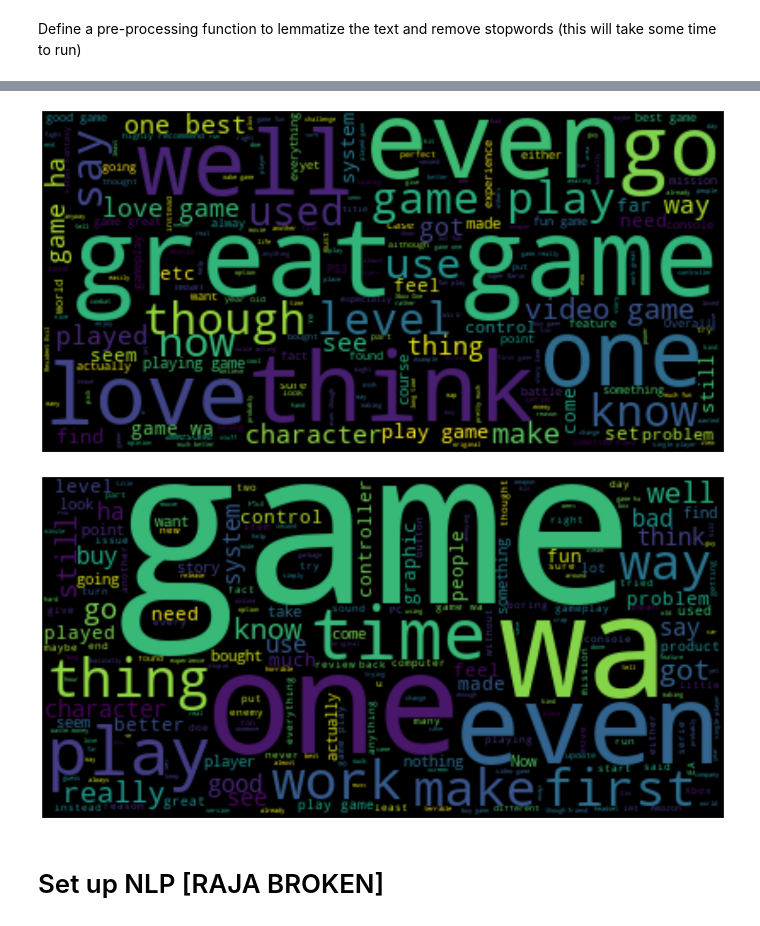
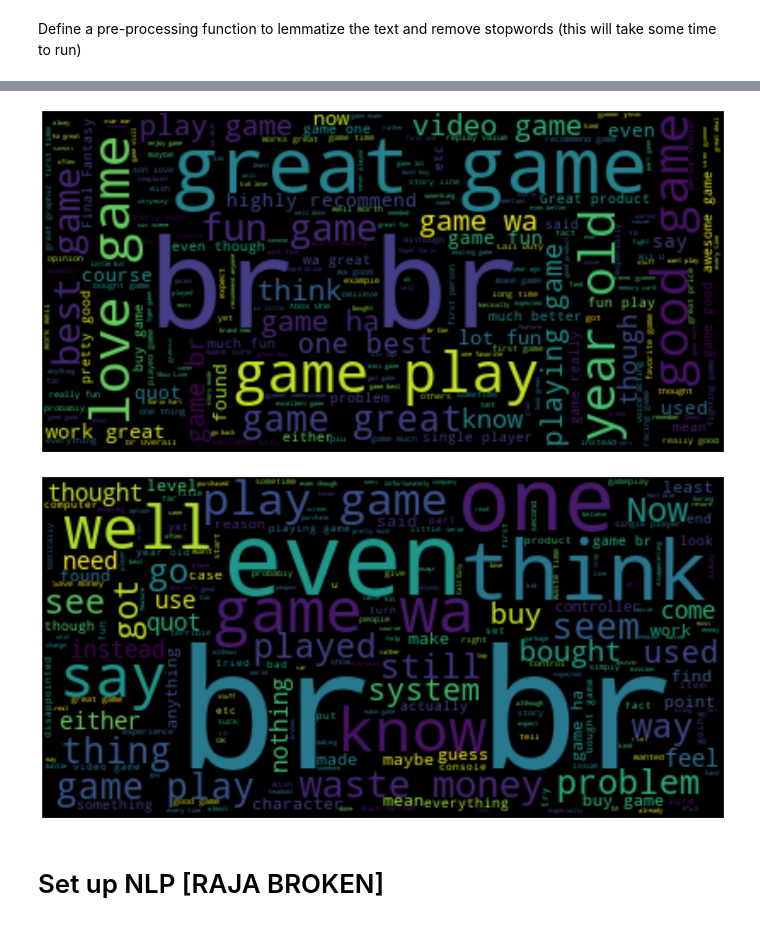
Before and after one commit to sciarrilli/TOOL1_FINAL_PROJECT, a Jupyter notebook: dst_final_project_notebook.ipynb, the cells around one changed output, grey strips where cells are left out. Cells and saved outputs as stored; diff of their text form; code cells hidden in the pictures.

Commit message:
added new visualizations

```diff
--- a/dst_final_project_notebook.ipynb
+++ b/dst_final_project_notebook.ipynb
@@ -182,5 +194,5 @@ plt.show()
 # %%
-full_text = ' '.join(games.text_clean[games.Sentiment_target=='Positive'])
+full_text = ' '.join(games.review_clean[games.Sentiment_target=='Positive'])
 wordcloud = WordCloud().generate(full_text)
 
 plt.rcParams["figure.figsize"] = (20,15)
@@ -188,17 +200,17 @@ plt.imshow(wordcloud, interpolation='bilinear')
 plt.axis("off")
 plt.show()
 # %% [output]
-[figure, old version]
+[figure, new version]
 # %%
-full_text = ' '.join(games.text_clean[games.Sentiment_target=='Negative'])
+full_text = ' '.join(games.review_clean[games.Sentiment_target=='Negative'])
 wordcloud = WordCloud().generate(full_text)
 
 plt.rcParams["figure.figsize"] = (20,15)
 plt.imshow(wordcloud, interpolation='bilinear')
 plt.axis("off")
 plt.show()
 # %% [output]
-[figure, old version]
+[figure, new version]
 # %% [markdown]
 # Set up NLP [RAJA BROKEN]
 # %%
```
Also changed, not shown: parts of 2 cells of this notebook.
